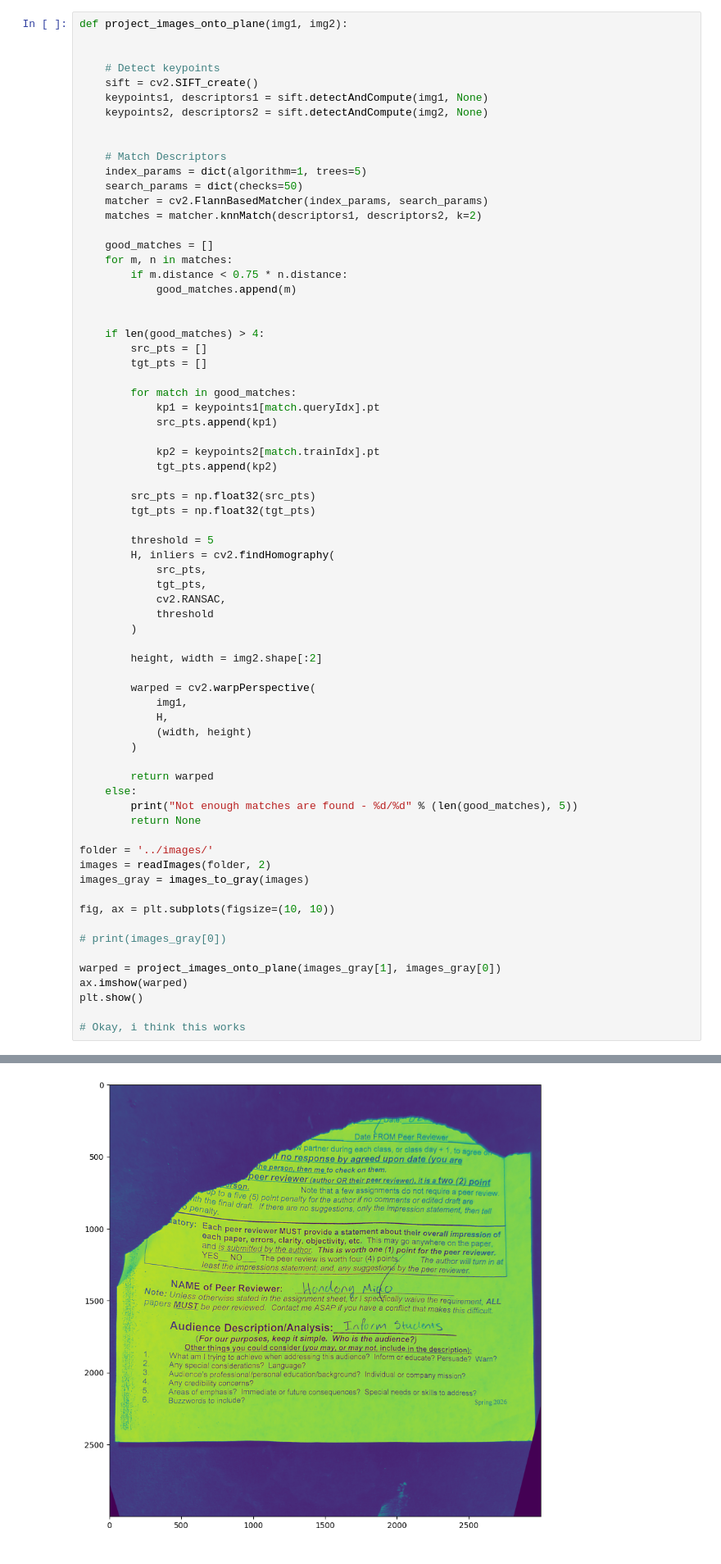
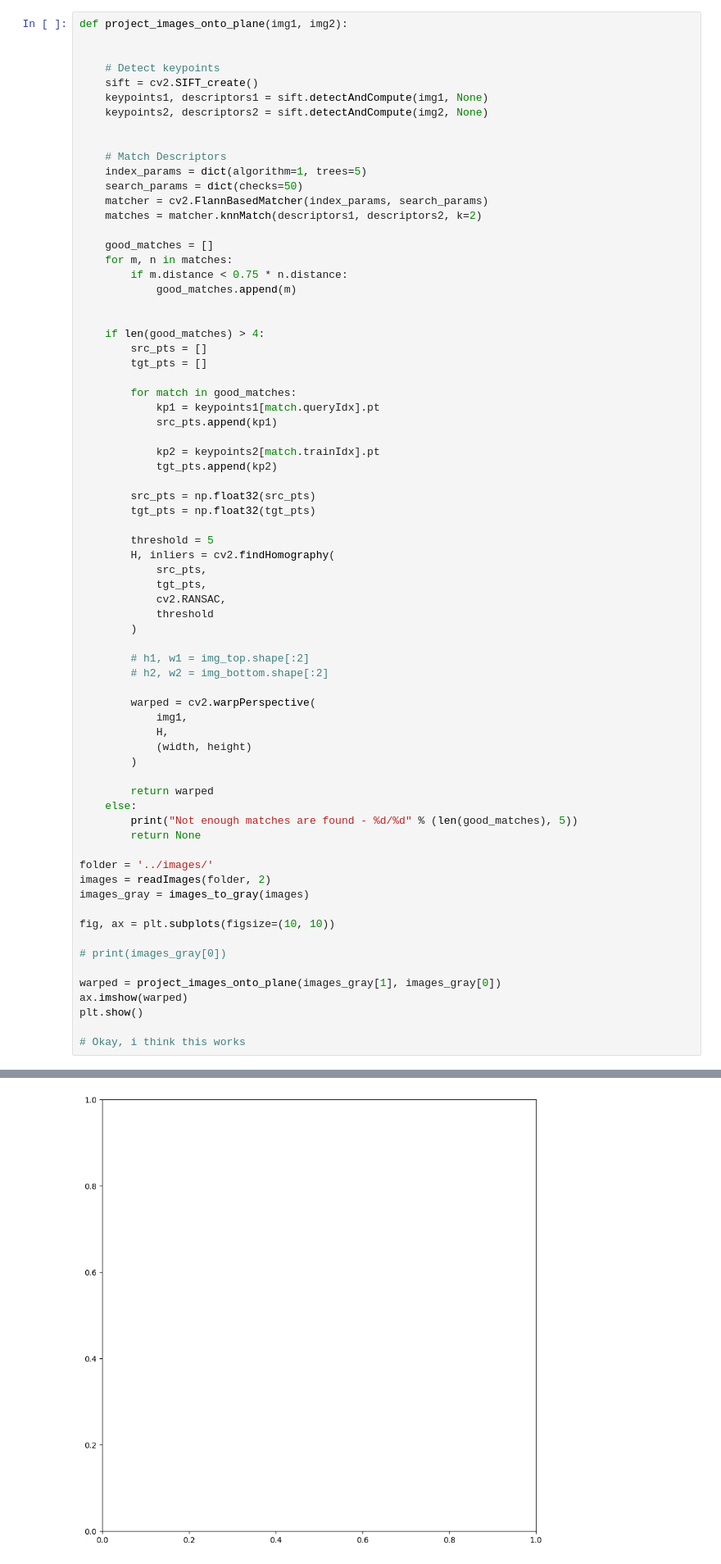
Before and after one commit to batabutter/CMSC426-Final-Project, a Jupyter notebook: notebooks/test.ipynb, the cells around one changed output, grey strips where cells are left out. Shown at 82% size. Saved outputs shown, nothing was run; the diff lists cells and outputs as text.

```diff
--- a/notebooks/test.ipynb
+++ b/notebooks/test.ipynb
@@ -63,7 +63,8 @@ def project_images_onto_plane(img1, img2):
             threshold
         )
 
-        height, width = img2.shape[:2]
+        # h1, w1 = img_top.shape[:2]
+        # h2, w2 = img_bottom.shape[:2]
 
         warped = cv2.warpPerspective(
             img1,
@@ -93 +95 @@ plt.show()
-[figure, old version]
+[figure, new version]
```
Also changed, not shown: parts of 7 cells of this notebook, 11 other files.
